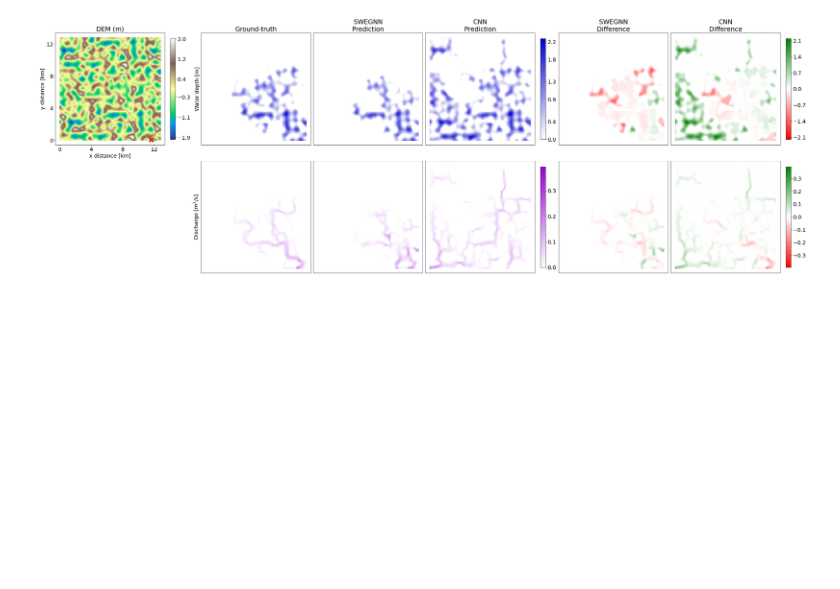
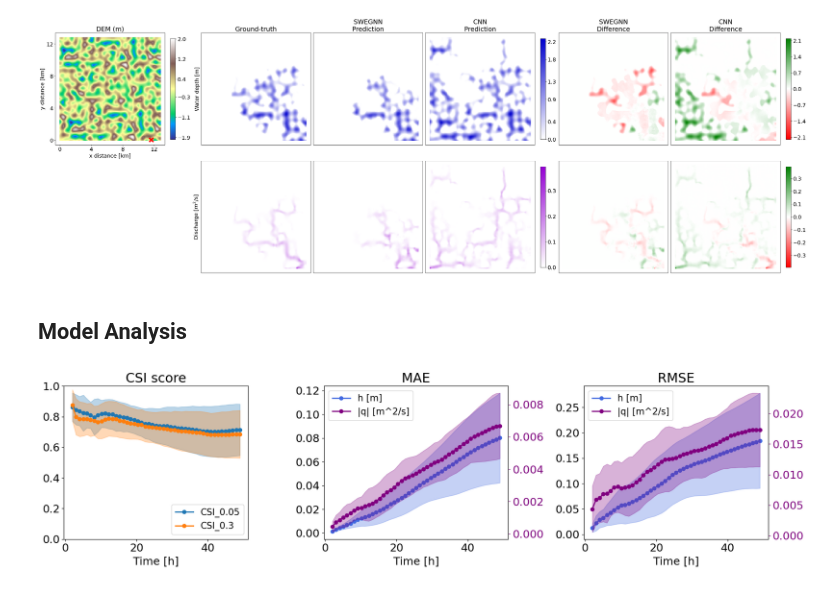
Before and after one commit to RBTV1/SWE-GNN-paper-repository-, a Jupyter notebook: plot_results.ipynb, the cells around one changed output. Saved outputs shown, nothing was run; the diff lists cells and outputs as text; code cells hidden in the pictures; blank space fills up the shorter version.

Commit message:
Update plot_results.ipynb
Update Fig.9

```diff
--- a/plot_results.ipynb
+++ b/plot_results.ipynb
@@ -550,3 +550,29 @@ rollout_plotter = DoublePlotRollout(model_GNN, model_CNN, test_dataset[id_datase
 rollout_plotter.explore_rollout()
 # %% [output]
 [figure]
+# %% [markdown]
+## Model Analysis
+# %%
+model_type = 'SWEGNN'
+results_dir = f'results/best_models/{model_type}'
+
+config = read_config(f'{results_dir}/config.yaml')
+
+model, scalers = load_trained_model(config, f'{model_type}.h5', model_dir=results_dir)
+
+config['dataset_parameters']['test_size'] = 20
+
+val_dataset, test_dataset, temporal_test_dataset_parameters = load_val_test_dataset(config)
+# %%
+spatial_analyser = SpatialAnalysis(model, test_dataset, **temporal_test_dataset_parameters)
+# %%
+fig, axs = plt.subplots(1, 3, figsize=(18,5))
+
+_, CSI = spatial_analyser.plot_CSI_rollouts(water_thresholds=[0.05, 0.3], ax=axs[0])
+_ = spatial_analyser._plot_rollouts(type_loss='RMSE', ax=axs[2])
+_ = spatial_analyser._plot_rollouts(type_loss='MAE', ax=axs[1])
+axs[0].grid(False)
+
+plt.tight_layout()
+# %% [output]
+[figure, added]
```
Also changed, not shown: parts of 2 cells of this notebook.
